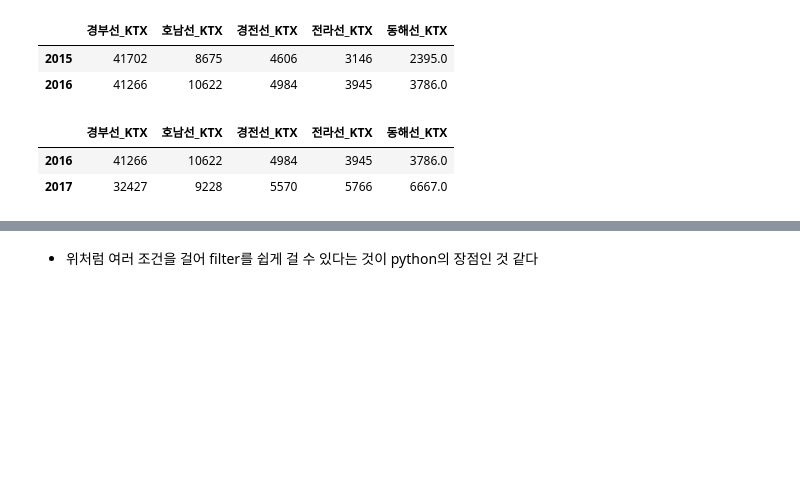
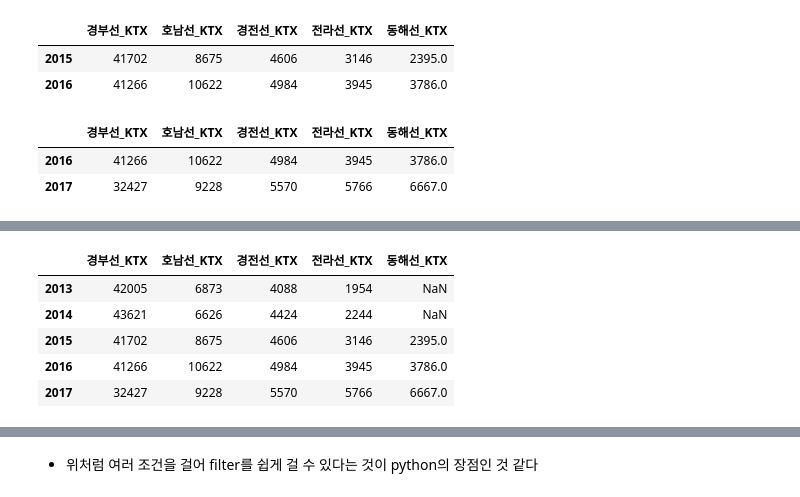
Before and after one commit to jeehoshin/python_newbie, a Jupyter notebook: chapter11_pandas.ipynb, the cells around one changed output, grey strips where cells are left out. Drawn from its saved outputs; the diff is of its cells as text; code cells hidden in the pictures; blank space fills up the shorter version.

```diff
--- a/chapter11_pandas.ipynb
+++ b/chapter11_pandas.ipynb
@@ -490,0 +503,9 @@ df_KTX[(df_KTX.경부선_KTX >= 40000) | (df_KTX.경전선_KTX >= 4500)].iloc[3:
+# %%
+df_KTX.drop(df_KTX.index[[0,1]])
+# %% [output]
+|  | 경부선_KTX | 호남선_KTX | 경전선_KTX | 전라선_KTX | 동해선_KTX |
+| 2013 | 42005 | 6873 | 4088 | 1954 | NaN |
+| 2014 | 43621 | 6626 | 4424 | 2244 | NaN |
+| 2015 | 41702 | 8675 | 4606 | 3146 | 2395.0 |
+| 2016 | 41266 | 10622 | 4984 | 3945 | 3786.0 |
+| 2017 | 32427 | 9228 | 5570 | 5766 | 6667.0 |
```
Also changed, not shown: parts of 6 cells of this notebook.
